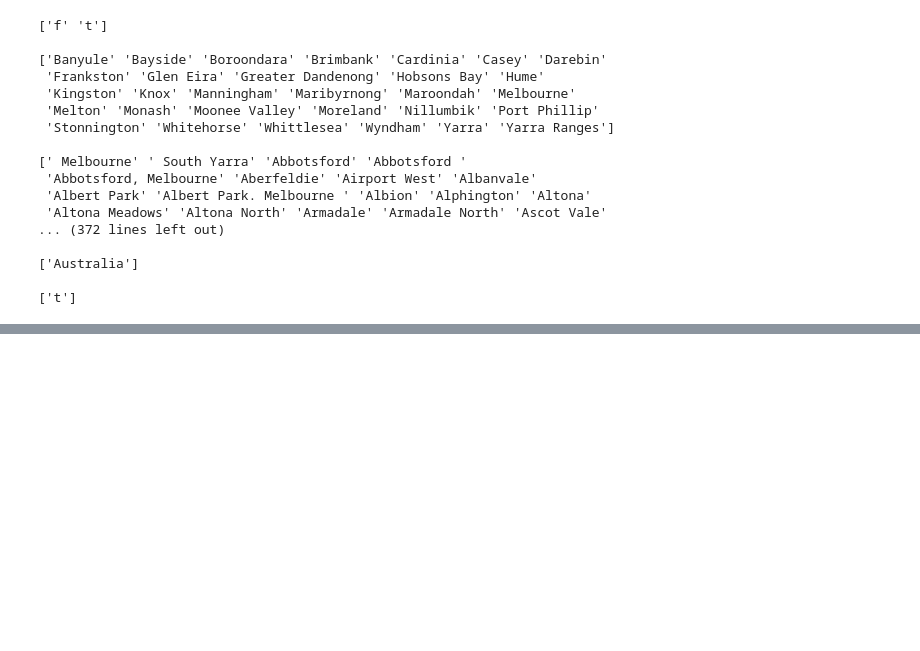
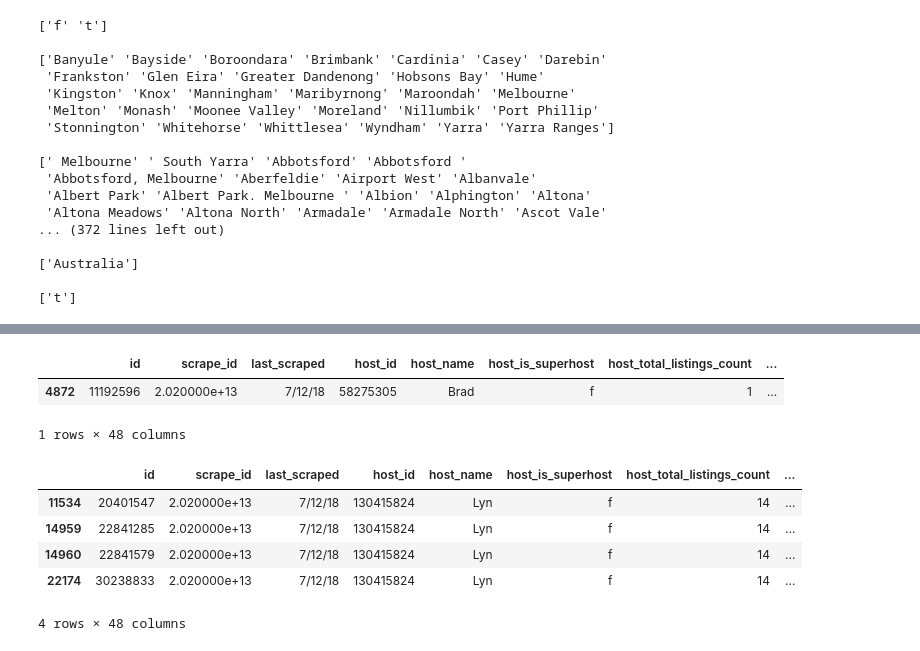
Before and after one commit to jMacProd/Project1, a Jupyter notebook: 2018/listings_2018_Data_Issue_Test_Clean.ipynb, the cells around one changed output, grey strips where cells are left out. Drawn from its saved outputs; the diff is of its cells as text; code cells hidden in the pictures; blank space fills up the shorter version.

```diff
--- a/2018/listings_2018_Data_Issue_Test_Clean.ipynb
+++ b/2018/listings_2018_Data_Issue_Test_Clean.ipynb
@@ -554,0 +600,15 @@ print("")
+# %%
+ListingCleanDrop2[ListingCleanDrop2.city == "City of Port Phillip"]
+# %% [output]
+|  | id | scrape_id | last_scraped | host_id | host_name | host_is_superhost | host_total_listings_count | ... |
+| 4872 | 11192596 | 2.020000e+13 | 7/12/18 | 58275305 | Brad | f | 1 | ... |
+1 rows × 48 columns
+# %%
+ListingCleanDrop2[ListingCleanDrop2.city == "VIC"]
+# %% [output]
+|  | id | scrape_id | last_scraped | host_id | host_name | host_is_superhost | host_total_listings_count | ... |
+| 11534 | 20401547 | 2.020000e+13 | 7/12/18 | 130415824 | Lyn | f | 14 | ... |
+| 14959 | 22841285 | 2.020000e+13 | 7/12/18 | 130415824 | Lyn | f | 14 | ... |
+| 14960 | 22841579 | 2.020000e+13 | 7/12/18 | 130415824 | Lyn | f | 14 | ... |
+| 22174 | 30238833 | 2.020000e+13 | 7/12/18 | 130415824 | Lyn | f | 14 | ... |
+4 rows × 48 columns
```
Also changed, not shown: parts of 14 cells of this notebook, 4 other files.
